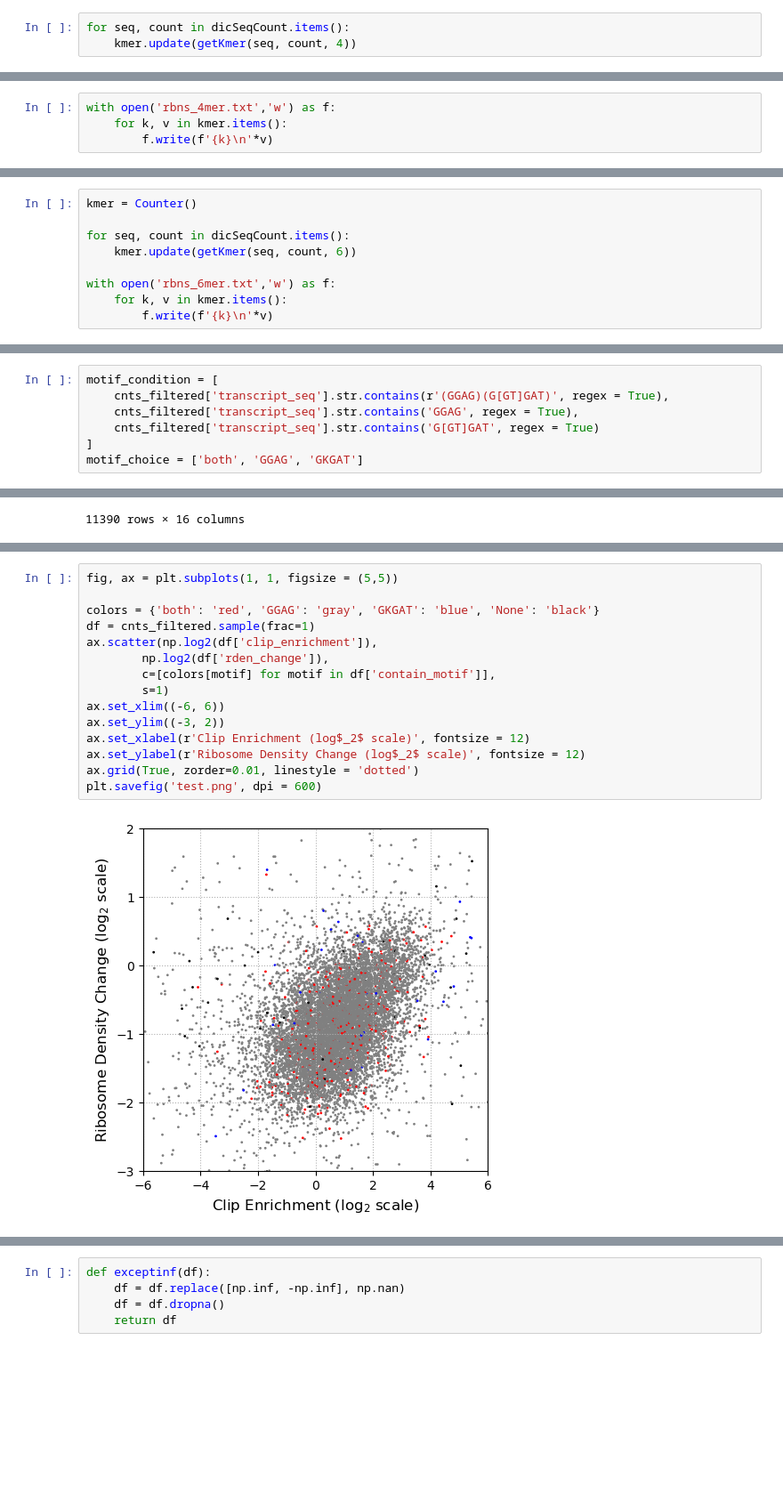
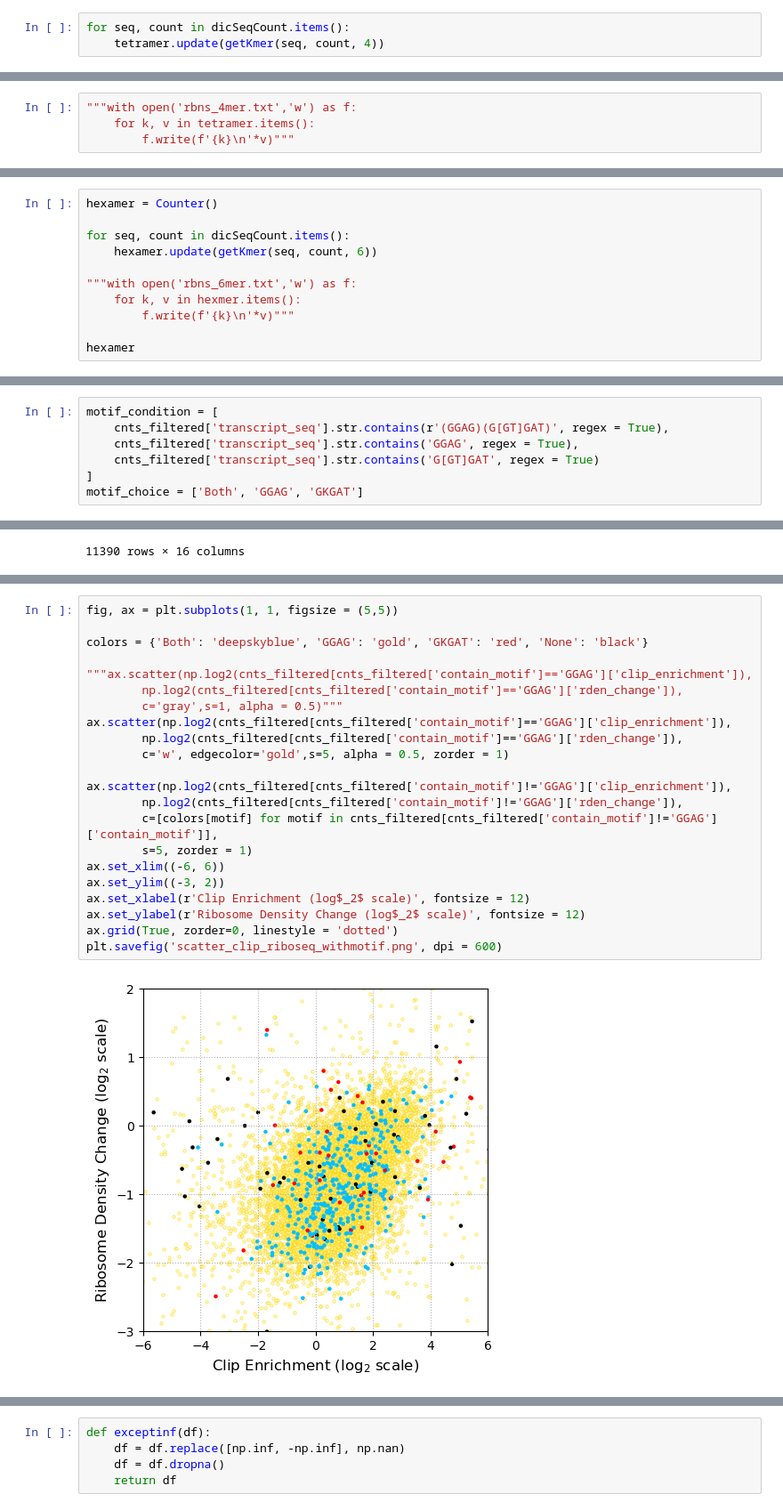
Before and after one commit to raccoon-cm/bioinfo1_2023, a Jupyter notebook: TermProj_2023_presentation_CM.ipynb, the cells around one changed output, grey strips where cells are left out. Shown at 89% size. Cells and saved outputs as stored; diff of their text form; blank space fills up the shorter version.

Commit message:
Draw the network of hexames of rbns and modify the scatter plot

```diff
--- a/TermProj_2023_presentation_CM.ipynb
+++ b/TermProj_2023_presentation_CM.ipynb
@@ -708,3 +716,3 @@ kmer = Counter()
 # %%
 for seq, count in dicSeqCount.items():
-    kmer.update(getKmer(seq, count, 4))
+    tetramer.update(getKmer(seq, count, 4))
@@ -737,4 +743,4 @@ with open('rbns_4mer.tsv', 'w') as f:
 # %%
-with open('rbns_4mer.txt','w') as f:
-    for k, v in kmer.items():
-        f.write(f'{k}\n'*v)
+"""with open('rbns_4mer.txt','w') as f:
+    for k, v in tetramer.items():
+        f.write(f'{k}\n'*v)"""
@@ -790,11 +798,13 @@ sorted(kmer.items(), key=lambda x: x[1], reverse=True)
  ('TTATC', 1),
  ('TTGAC', 1)]
 # %%
-kmer = Counter()
+hexamer = Counter()
 
 for seq, count in dicSeqCount.items():
-    kmer.update(getKmer(seq, count, 6))
+    hexamer.update(getKmer(seq, count, 6))
 
-with open('rbns_6mer.txt','w') as f:
-    for k, v in kmer.items():
-        f.write(f'{k}\n'*v)
+"""with open('rbns_6mer.txt','w') as f:
+    for k, v in hexmer.items():
+        f.write(f'{k}\n'*v)"""
+
+hexamer
@@ -1046,7 +1167,7 @@ motif_condition = [
     cnts_filtered['transcript_seq'].str.contains('GGAG', regex = True),
     cnts_filtered['transcript_seq'].str.contains('G[GT]GAT', regex = True)
 ]
-motif_choice = ['both', 'GGAG', 'GKGAT']
+motif_choice = ['Both', 'GGAG', 'GKGAT']
 # %%
 cnts_filtered['contain_motif'] = np.select(motif_condition, motif_choice, default = 'None')
 cnts_filtered
@@ -1082,17 +1203,24 @@ Name: contain_motif, dtype: int64
 # %%
 fig, ax = plt.subplots(1, 1, figsize = (5,5))
 
-colors = {'both': 'red', 'GGAG': 'gray', 'GKGAT': 'blue', 'None': 'black'}
-df = cnts_filtered.sample(frac=1)
-ax.scatter(np.log2(df['clip_enrichment']),
-        np.log2(df['rden_change']),
-        c=[colors[motif] for motif in df['contain_motif']],
-        s=1)
+colors = {'Both': 'deepskyblue', 'GGAG': 'gold', 'GKGAT': 'red', 'None': 'black'}
+
+"""ax.scatter(np.log2(cnts_filtered[cnts_filtered['contain_motif']=='GGAG']['clip_enrichment']),
+        np.log2(cnts_filtered[cnts_filtered['contain_motif']=='GGAG']['rden_change']),
+        c='gray',s=1, alpha = 0.5)"""
+ax.scatter(np.log2(cnts_filtered[cnts_filtered['contain_motif']=='GGAG']['clip_enrichment']),
+        np.log2(cnts_filtered[cnts_filtered['contain_motif']=='GGAG']['rden_change']),
+        c='w', edgecolor='gold',s=5, alpha = 0.5, zorder = 1)
+
+ax.scatter(np.log2(cnts_filtered[cnts_filtered['contain_motif']!='GGAG']['clip_enrichment']),
+        np.log2(cnts_filtered[cnts_filtered['contain_motif']!='GGAG']['rden_change']),
+        c=[colors[motif] for motif in cnts_filtered[cnts_filtered['contain_motif']!='GGAG']['contain_motif']],
+        s=5, zorder = 1)
 ax.set_xlim((-6, 6))
 ax.set_ylim((-3, 2))
 ax.set_xlabel(r'Clip Enrichment (log$_2$ scale)', fontsize = 12)
 ax.set_ylabel(r'Ribosome Density Change (log$_2$ scale)', fontsize = 12)
-ax.grid(True, zorder=0.01, linestyle = 'dotted')
-plt.savefig('test.png', dpi = 600)
+ax.grid(True, zorder=0, linestyle = 'dotted')
+plt.savefig('scatter_clip_riboseq_withmotif.png', dpi = 600)
 # %% [output]
-[figure, old version]
+[figure, new version]
```
Also changed, not shown: parts of 32 cells of this notebook, 3 other files.
